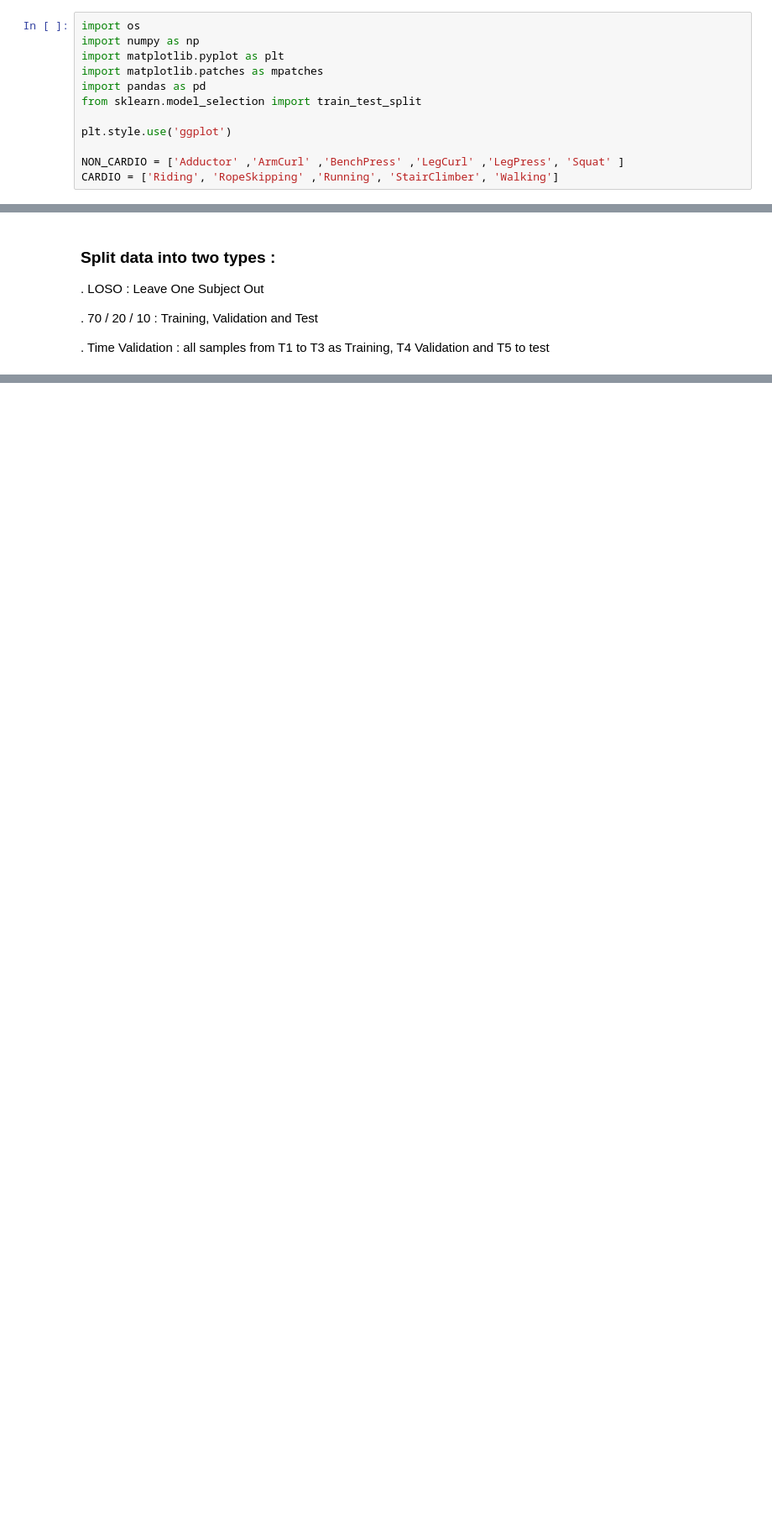
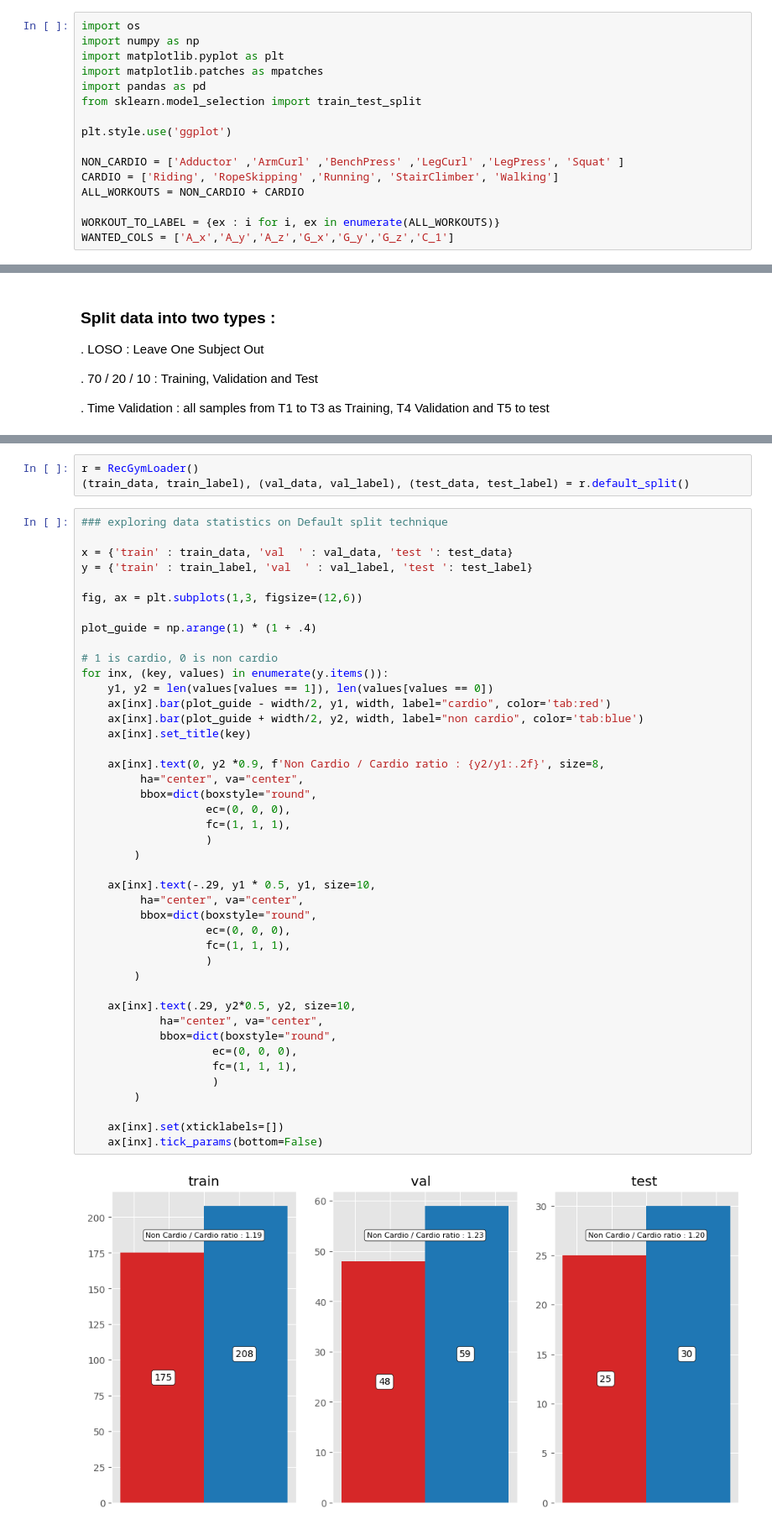
Before and after one commit to Arthur-Salles/mc855-recgym, a Jupyter notebook: src/eda_preprocessing.ipynb, the cells around one changed output, grey strips where cells are left out. Shown at 84% size. Drawn from its saved outputs; the diff is of its cells as text; blank space fills up the shorter version.

```diff
--- a/src/eda_preprocessing.ipynb
+++ b/src/eda_preprocessing.ipynb
@@ -20,4 +20,8 @@ plt.style.use('ggplot')
 
 NON_CARDIO = ['Adductor' ,'ArmCurl' ,'BenchPress' ,'LegCurl' ,'LegPress', 'Squat' ]
 CARDIO = ['Riding', 'RopeSkipping' ,'Running', 'StairClimber', 'Walking']
+ALL_WORKOUTS = NON_CARDIO + CARDIO
+
+WORKOUT_TO_LABEL = {ex : i for i, ex in enumerate(ALL_WORKOUTS)}
+WANTED_COLS = ['A_x','A_y','A_z','G_x','G_y','G_z','C_1']
 # %%
@@ -190,0 +260,48 @@ for (subject, session, exercise, pos, str_label), data in raw_data.groupby(by=['
+# %%
+r = RecGymLoader()
+(train_data, train_label), (val_data, val_label), (test_data, test_label) = r.default_split()
+# %%
+### exploring data statistics on Default split technique
+
+x = {'train' : train_data, 'val  ' : val_data, 'test ': test_data}
+y = {'train' : train_label, 'val  ' : val_label, 'test ': test_label}
+
+fig, ax = plt.subplots(1,3, figsize=(12,6))
+
+plot_guide = np.arange(1) * (1 + .4)
+
+# 1 is cardio, 0 is non cardio
+for inx, (key, values) in enumerate(y.items()):
+    y1, y2 = len(values[values == 1]), len(values[values == 0])
+    ax[inx].bar(plot_guide - width/2, y1, width, label="cardio", color='tab:red')
+    ax[inx].bar(plot_guide + width/2, y2, width, label="non cardio", color='tab:blue')
+    ax[inx].set_title(key)
+
+    ax[inx].text(0, y2 *0.9, f'Non Cardio / Cardio ratio : {y2/y1:.2f}', size=8,
+         ha="center", va="center",
+         bbox=dict(boxstyle="round",
+                   ec=(0, 0, 0),
+                   fc=(1, 1, 1),
+                   )
+        )
+
+    ax[inx].text(-.29, y1 * 0.5, y1, size=10,
+         ha="center", va="center",
+         bbox=dict(boxstyle="round",
+                   ec=(0, 0, 0),
+                   fc=(1, 1, 1),
+                   )
+        )
+
+    ax[inx].text(.29, y2*0.5, y2, size=10,
+            ha="center", va="center",
+            bbox=dict(boxstyle="round",
+                    ec=(0, 0, 0),
+                    fc=(1, 1, 1),
+                    )
+        )
+
+    ax[inx].set(xticklabels=[])
+    ax[inx].tick_params(bottom=False)
+# %% [output]
+[figure, added]
```
Also changed, not shown: parts of 3 cells of this notebook, 1 other file.
